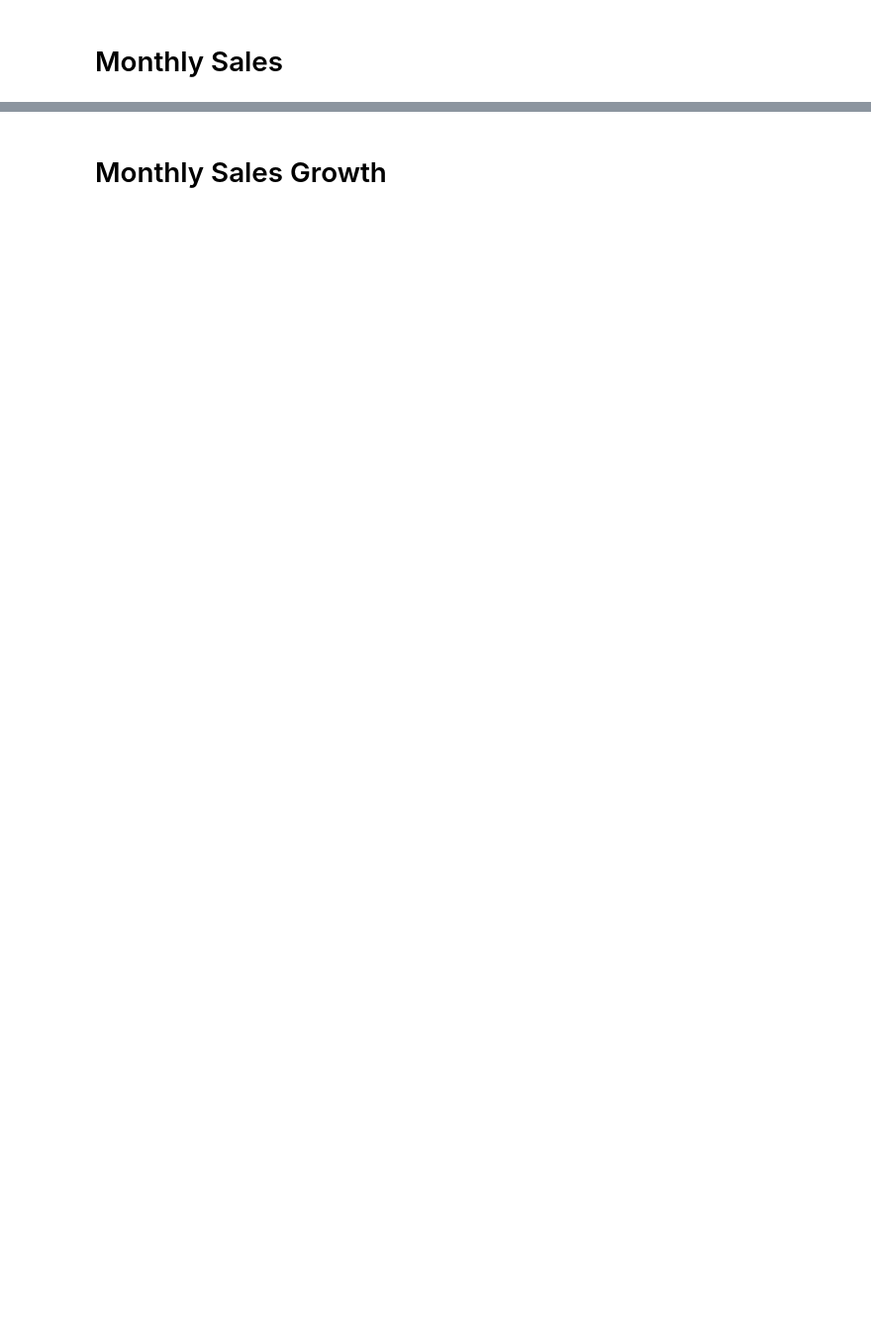
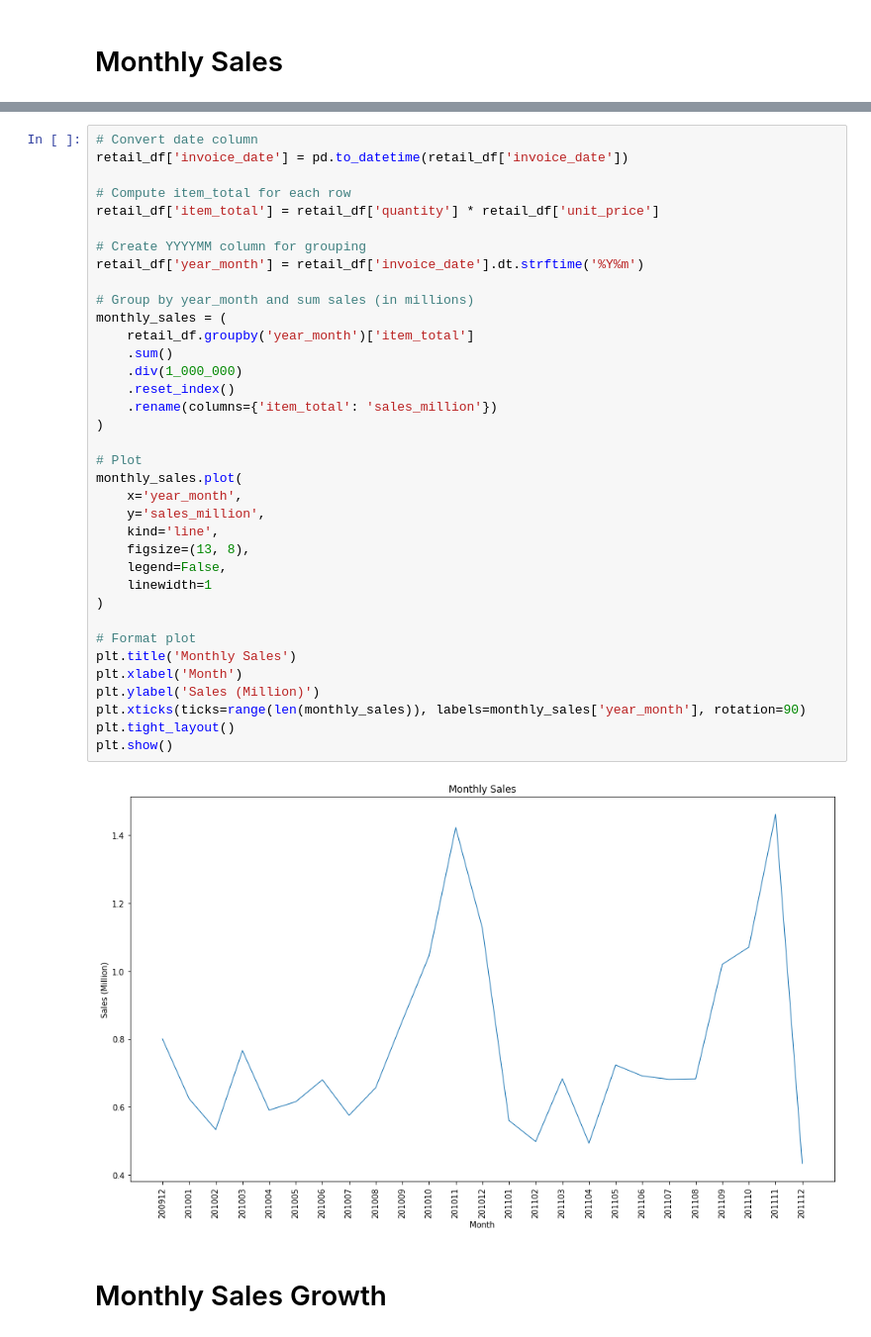
Before and after one commit to jarviscanada/jarvis_data_eng_CurtisLopes, a Jupyter notebook: python_data_analytics/retail_data_analytics_wrangling.ipynb, the cells around one changed output, grey strips where cells are left out. Shown at 99% size. Drawn from its saved outputs; the diff is of its cells as text; blank space fills up the shorter version.

```diff
--- a/python_data_analytics/retail_data_analytics_wrangling.ipynb
+++ b/python_data_analytics/retail_data_analytics_wrangling.ipynb
@@ -267,6 +303,44 @@ plt.show()
 ![](https://i.imgur.com/k1KOqKO.jpg)
 
 ---
+# %%
+# Convert date column
+retail_df['invoice_date'] = pd.to_datetime(retail_df['invoice_date'])
+
+# Compute item_total for each row
+retail_df['item_total'] = retail_df['quantity'] * retail_df['unit_price']
+
+# Create YYYYMM column for grouping
+retail_df['year_month'] = retail_df['invoice_date'].dt.strftime('%Y%m')
+
+# Group by year_month and sum sales (in millions)
+monthly_sales = (
+    retail_df.groupby('year_month')['item_total']
+    .sum()
+    .div(1_000_000)
+    .reset_index()
+    .rename(columns={'item_total': 'sales_million'})
+)
+
+# Plot
+monthly_sales.plot(
+    x='year_month',
+    y='sales_million',
+    kind='line',
+    figsize=(13, 8),
+    legend=False,
+    linewidth=1
+)
+
+# Format plot
+plt.title('Monthly Sales')
+plt.xlabel('Month')
+plt.ylabel('Sales (Million)')
+plt.xticks(ticks=range(len(monthly_sales)), labels=monthly_sales['year_month'], rotation=90)
+plt.tight_layout()
+plt.show()
+# %% [output]
+[figure, added]
 # %% [markdown]
 # Monthly Sales Growth
 # %% [markdown]
```
Also changed, not shown: parts of 10 cells of this notebook, 1 other file.
